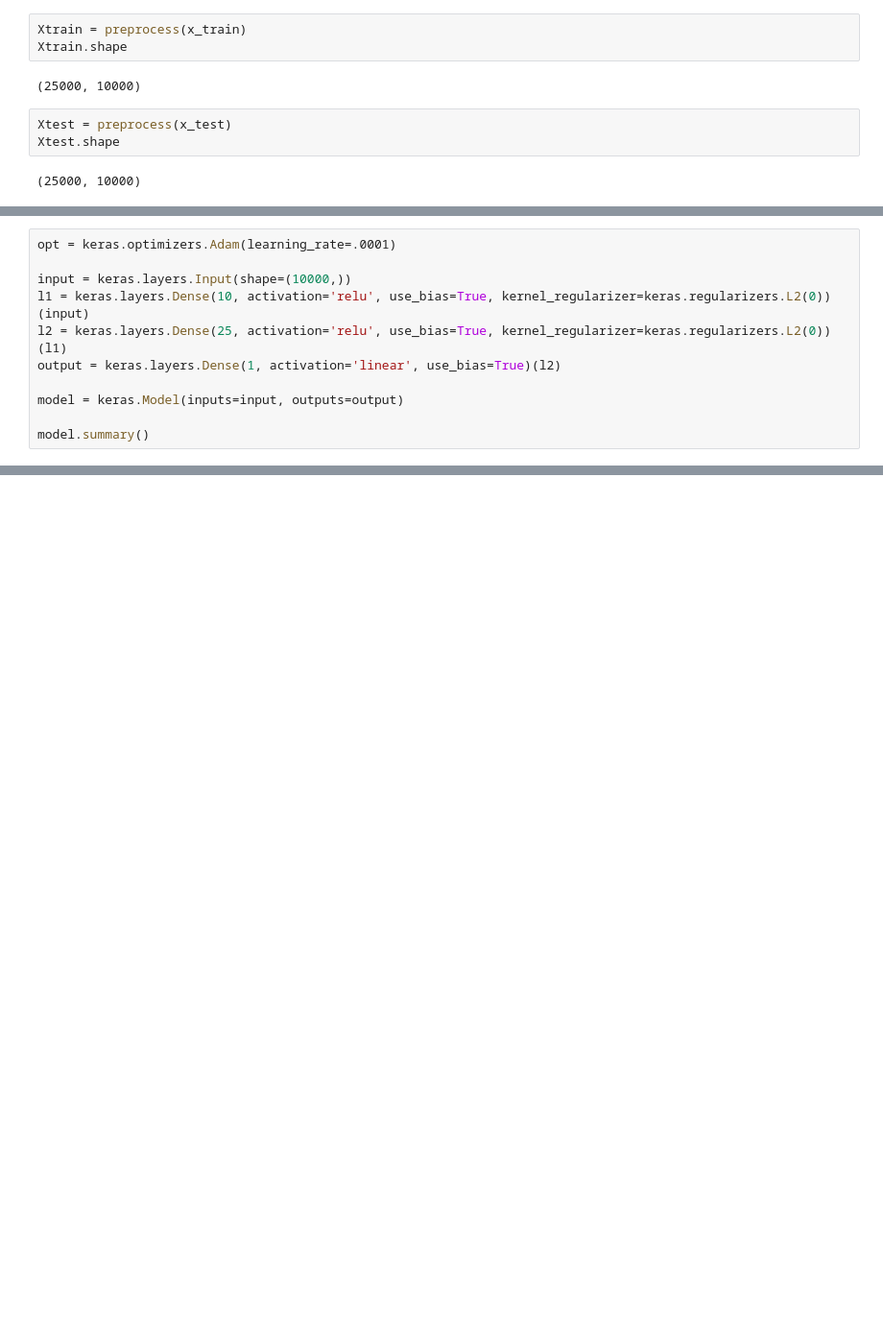
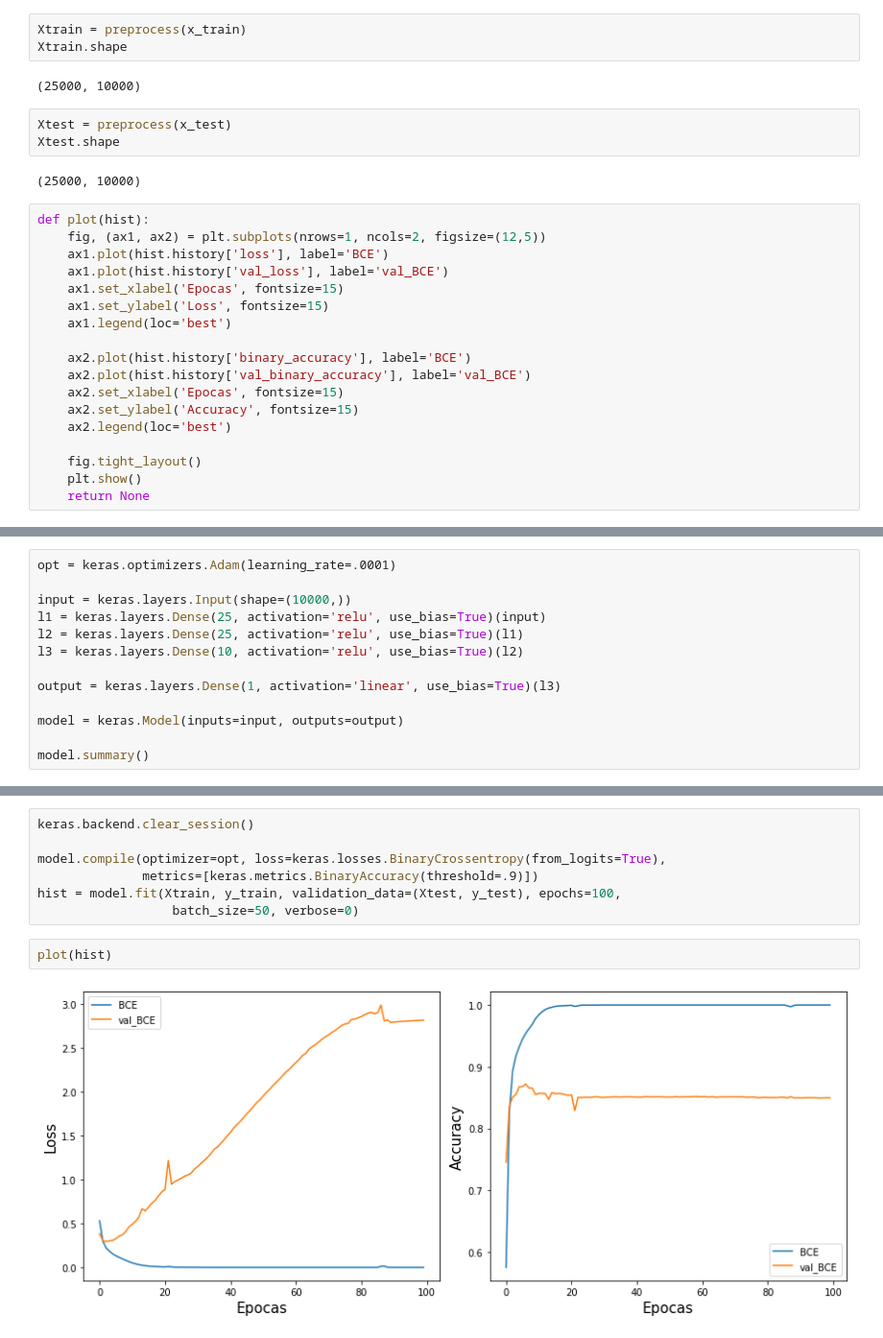
Before and after one commit to lautarogiordano/DL-IB-Exs, a Jupyter notebook: P3/Ej_3.ipynb, the cells around one changed output, grey strips where cells are left out. Shown at 96% size. Drawn from its saved outputs; the diff is of its cells as text; blank space fills up the shorter version.

```diff
--- a/P3/Ej_3.ipynb
+++ b/P3/Ej_3.ipynb
@@ -70,3 +72,21 @@ Xtest = preprocess(x_test)
 Xtest.shape
 # %% [output]
 (25000, 10000)
+# %%
+def plot(hist):
+    fig, (ax1, ax2) = plt.subplots(nrows=1, ncols=2, figsize=(12,5))
+    ax1.plot(hist.history['loss'], label='BCE')
+    ax1.plot(hist.history['val_loss'], label='val_BCE')
+    ax1.set_xlabel('Epocas', fontsize=15)
+    ax1.set_ylabel('Loss', fontsize=15)
+    ax1.legend(loc='best')
+
+    ax2.plot(hist.history['binary_accuracy'], label='BCE')
+    ax2.plot(hist.history['val_binary_accuracy'], label='val_BCE')
+    ax2.set_xlabel('Epocas', fontsize=15)
+    ax2.set_ylabel('Accuracy', fontsize=15)
+    ax2.legend(loc='best')
+
+    fig.tight_layout()
+    plt.show()
+    return None
@@ -76,9 +101,11 @@ Una vez preprocesados los datos, vamos a implementar una red neuronal de 2 capas
 opt = keras.optimizers.Adam(learning_rate=.0001)
 
 input = keras.layers.Input(shape=(10000,))
-l1 = keras.layers.Dense(10, activation='relu', use_bias=True, kernel_regularizer=keras.regularizers.L2(0))(input)
-l2 = keras.layers.Dense(25, activation='relu', use_bias=True, kernel_regularizer=keras.regularizers.L2(0))(l1)
-output = keras.layers.Dense(1, activation='linear', use_bias=True)(l2)
+l1 = keras.layers.Dense(25, activation='relu', use_bias=True)(input)
+l2 = keras.layers.Dense(25, activation='relu', use_bias=True)(l1)
+l3 = keras.layers.Dense(10, activation='relu', use_bias=True)(l2)
+
+output = keras.layers.Dense(1, activation='linear', use_bias=True)(l3)
 
 model = keras.Model(inputs=input, outputs=output)
 
@@ -101,2 +131,13 @@ Trainable params: 100,311
 Non-trainable params: 0
 _________________________________________________________________
+# %%
+keras.backend.clear_session()
+
+model.compile(optimizer=opt, loss=keras.losses.BinaryCrossentropy(from_logits=True),
+              metrics=[keras.metrics.BinaryAccuracy(threshold=.9)])
+hist = model.fit(Xtrain, y_train, validation_data=(Xtest, y_test), epochs=100,
+                  batch_size=50, verbose=0)
+# %%
+plot(hist)
+# %% [output]
+[figure, added]
```
Also changed, not shown: parts of 19 cells of this notebook.
